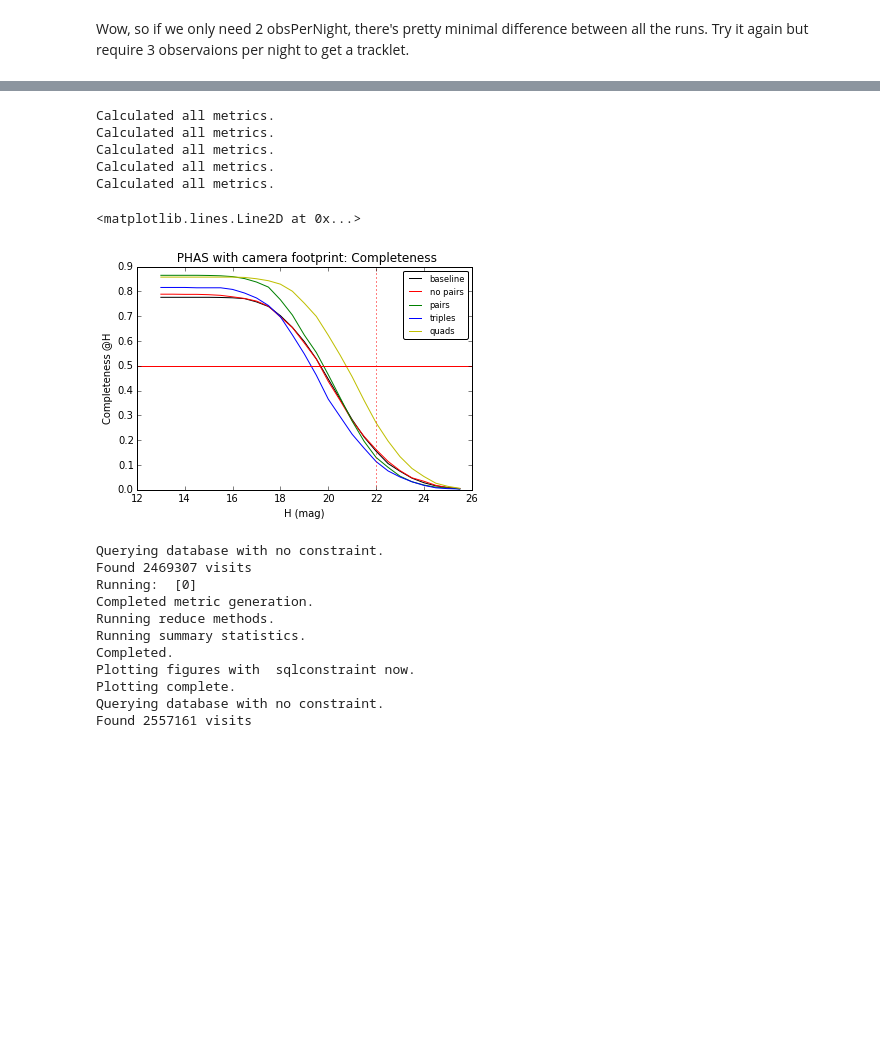
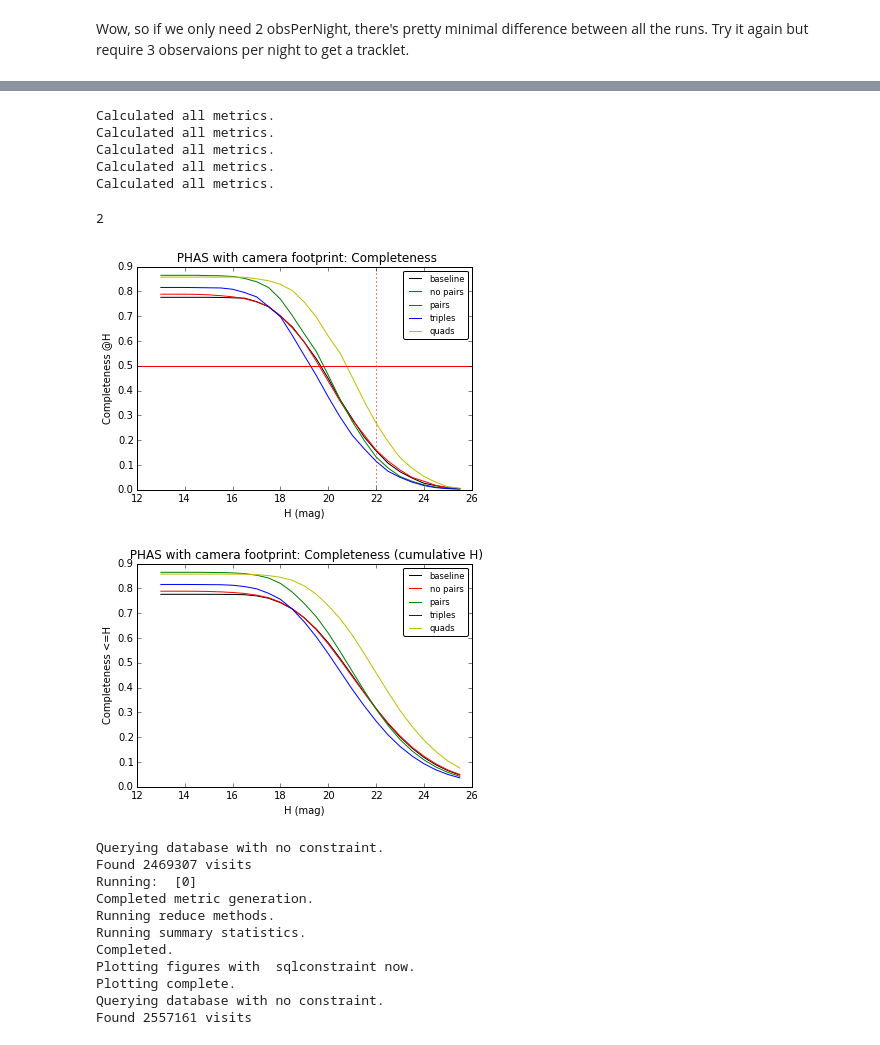
Before and after one commit to yoachim/MafSSO, a Jupyter notebook: Compare Pairs Tripples Quads.ipynb, the cells around one changed output, grey strips where cells are left out. Saved outputs shown, nothing was run; the diff lists cells and outputs as text; code cells hidden in the pictures; blank space fills up the shorter version.

```diff
--- a/Compare Pairs Tripples Quads.ipynb
+++ b/Compare Pairs Tripples Quads.ipynb
@@ -26,6 +26,7 @@ orbitfile = 'pha20141031.des'
 metadata = 'PHAS with camera footprint'
 outDir = '5runs'
 completeList = []
+intCompletenessList = []
 for runName in runs:
     obsfile = runName+'_out.txt'
     mos = MoSlicer(orbitfile, Hrange=np.arange(13, 26, 0.5))
@@ -43,6 +44,8 @@ for runName in runs:
     #bg.plotAll(closefigs=False)
     completeness = discovery.reduceMetric(discovery.metric.reduceFuncs['Completeness'])
     completeList.append(completeness)
+    completenessInt = completeness.reduceMetric(completeness.metric.reduceFuncs['CumulativeH'])
+    intCompletenessList.append(completenessInt)
 # %% [output]
 Calculated all metrics.
 Calculated all metrics.
@@ -63,6 +73,7 @@ Wow, so if we only need 2 obsPerNight, there's pretty minimal difference between
 # %%
 nObsPerNight=3
 completeList = []
+intCompletenessList = []
 for runName in runs:
     obsfile = runName+'_out.txt'
     mos = MoSlicer(orbitfile, Hrange=np.arange(13, 26, 0.5))
@@ -80,11 +91,17 @@ for runName in runs:
     #bg.plotAll(closefigs=False)
     completeness = discovery.reduceMetric(discovery.metric.reduceFuncs['Completeness'])
     completeList.append(completeness)
+    completenessInt = completeness.reduceMetric(completeness.metric.reduceFuncs['CumulativeH'])
+    intCompletenessList.append(completenessInt)
 ph = plots.PlotHandler(outDir=outDir)
 ph.setMetricBundles(completeList)
 ph.plot(plotFunc=moPlots.MetricVsH())
 plt.axvline(22.0, color='r', linestyle=':')
 plt.axhline(0.5, color='r', linestyle='-')
+
+ph = plots.PlotHandler(outDir=outDir)
+ph.setMetricBundles(intCompletenessList)
+ph.plot(plotFunc=moPlots.MetricVsH())
 # %% [output]
 Calculated all metrics.
 Calculated all metrics.
@@ -97,36 +115,44 @@ Calculated all metrics.
 # Require 4 observations per night
 nObsPerNight=4
 completeList = []
+intCompletenessList = []
 for runName in runs:
     obsfile = runName+'_out.txt'
     mos = MoSlicer(orbitfile, Hrange=np.arange(13, 26, 0.5))
     mos.readObs(obsfile)
     metric = MoMetrics.DiscoveryChancesMetric(nObsPerNight=nObsPerNight)
     slicer = mos
     plotDict = {'label':labelDict[runName], 'color':colorDict[runName]}
     pandasConstraint = None
     discovery = mmb.MoMetricBundle(metric, slicer, pandasConstraint,
                                    runName=runName, metadata=metadata,
                                   plotDict=plotDict)
 
     bg = mmb.MoMetricBundleGroup({0:discovery}, outDir=outDir)
     bg.runAll()
     #bg.plotAll(closefigs=False)
     completeness = discovery.reduceMetric(discovery.metric.reduceFuncs['Completeness'])
     completeList.append(completeness)
+    completenessInt = completeness.reduceMetric(completeness.metric.reduceFuncs['CumulativeH'])
+    intCompletenessList.append(completenessInt)
 ph = plots.PlotHandler(outDir=outDir)
 ph.setMetricBundles(completeList)
 ph.plot(plotFunc=moPlots.MetricVsH())
 plt.axvline(22.0, color='r', linestyle=':')
 plt.axhline(0.5, color='r', linestyle='-')
+
+ph = plots.PlotHandler(outDir=outDir)
+ph.setMetricBundles(intCompletenessList)
+ph.plot(plotFunc=moPlots.MetricVsH())
 # %% [output]
 Calculated all metrics.
 Calculated all metrics.
 Calculated all metrics.
 Calculated all metrics.
 Calculated all metrics.
-<matplotlib.lines.Line2D at 0x...>
+2
-[figure, old version]
+[figure, new version]
+[figure, added]
 # %%
 # Look at how many unique fields are observed each night
 bundleList = []
```
Also changed, not shown: parts of 2 cells of this notebook.
